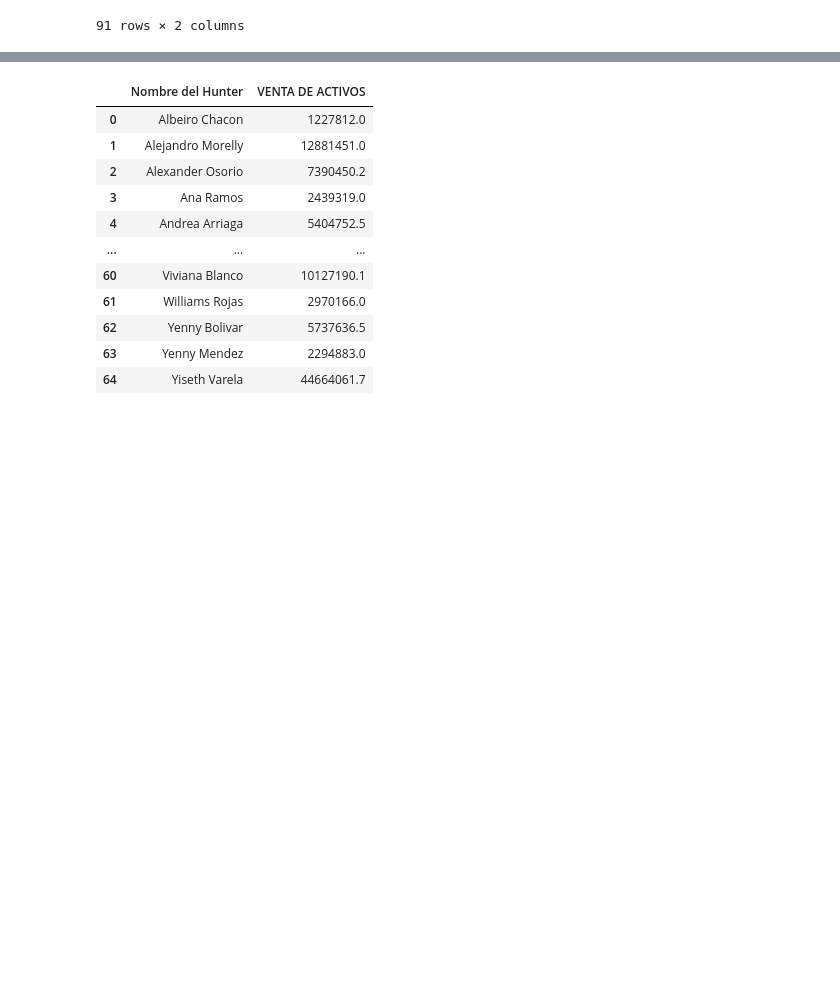
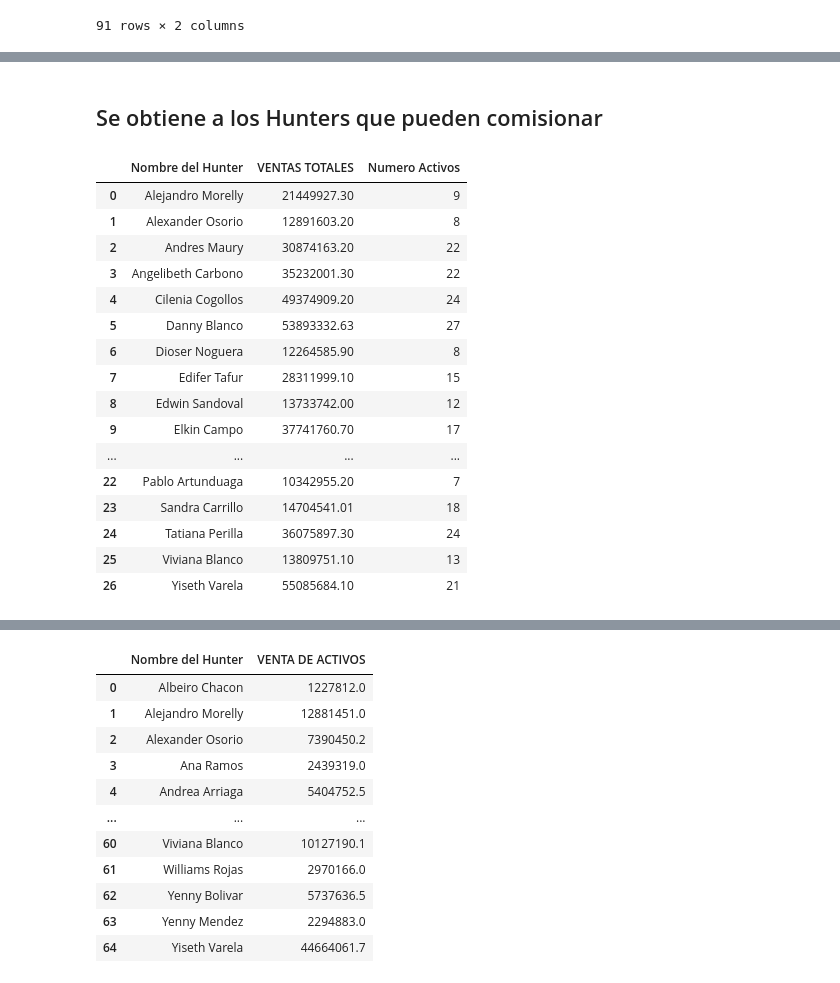
Before and after one commit to AndersonDGueC/data_science_proyects, a Jupyter notebook: frubana/prueba_fruber.ipynb, the cells around one changed output, grey strips where cells are left out. Saved outputs shown, nothing was run; the diff lists cells and outputs as text; code cells hidden in the pictures; blank space fills up the shorter version.

```diff
--- a/frubana/prueba_fruber.ipynb
+++ b/frubana/prueba_fruber.ipynb
@@ -118,0 +196,23 @@ hunter_resa
+# %% [markdown]
+## Se obtiene a los Hunters que pueden comisionar
+# %%
+hunters_com_act=pd.merge(valores_hunt9m, hunter_pros_act, how='inner', on='Nombre del Hunter')
+hunters_com_act
+# %% [output]
+|  | Nombre del Hunter | VENTAS TOTALES | Numero Activos |
+| 0 | Alejandro Morelly | 21449927.30 | 9 |
+| 1 | Alexander Osorio | 12891603.20 | 8 |
+| 2 | Andres Maury | 30874163.20 | 22 |
+| 3 | Angelibeth Carbono | 35232001.30 | 22 |
+| 4 | Cilenia Cogollos | 49374909.20 | 24 |
+| 5 | Danny Blanco | 53893332.63 | 27 |
+| 6 | Dioser Noguera | 12264585.90 | 8 |
+| 7 | Edifer Tafur | 28311999.10 | 15 |
+| 8 | Edwin Sandoval | 13733742.00 | 12 |
+| 9 | Elkin Campo | 37741760.70 | 17 |
+| ... | ... | ... | ... |
+| 22 | Pablo Artunduaga | 10342955.20 | 7 |
+| 23 | Sandra Carrillo | 14704541.01 | 18 |
+| 24 | Tatiana Perilla | 36075897.30 | 24 |
+| 25 | Viviana Blanco | 13809751.10 | 13 |
+| 26 | Yiseth Varela | 55085684.10 | 21 |
```
Also changed, not shown: parts of 22 cells of this notebook.
